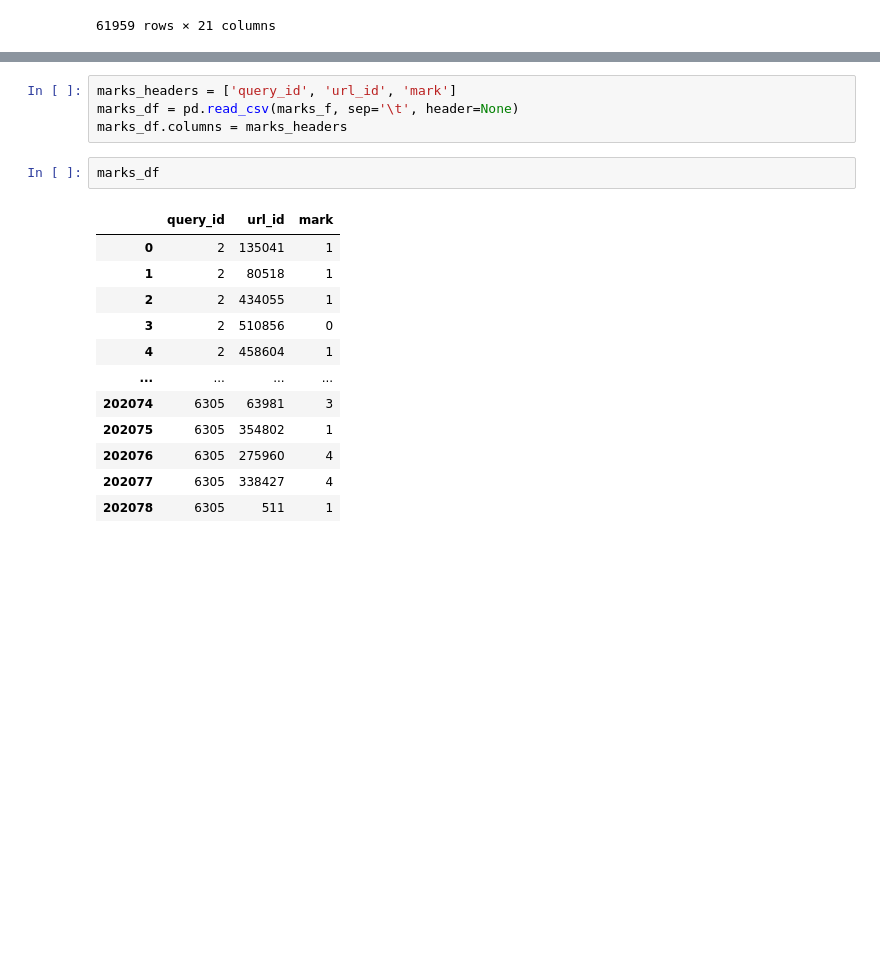
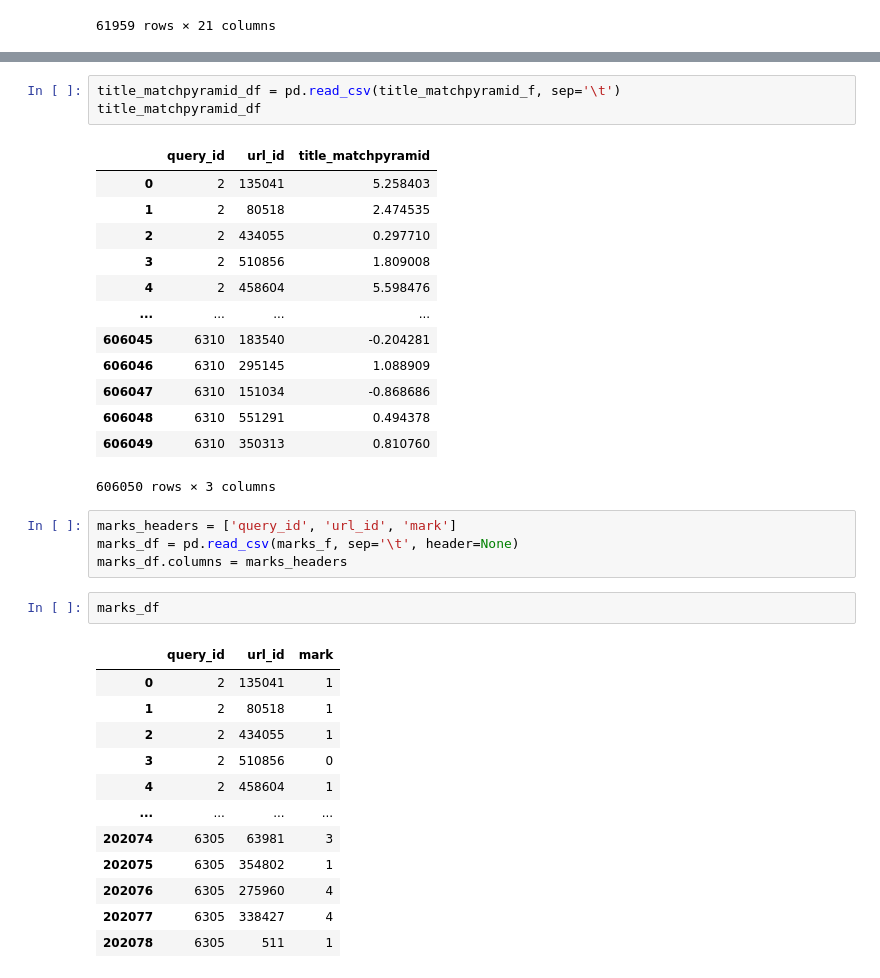
Before and after one commit to SVasi1yev/technosphere-term_03, a Jupyter notebook: Information retrieval 2/homeworks/05_long_tail_queries/python/predict.ipynb, the cells around one changed output, grey strips where cells are left out. Saved outputs shown, nothing was run; the diff lists cells and outputs as text; blank space fills up the shorter version.

```diff
--- a/Information retrieval 2/homeworks/05_long_tail_queries/python/predict.ipynb
+++ b/Information retrieval 2/homeworks/05_long_tail_queries/python/predict.ipynb
@@ -160,3 +235,20 @@ query_host_features_df
+# %%
+title_matchpyramid_df = pd.read_csv(title_matchpyramid_f, sep='\t')
+title_matchpyramid_df
+# %% [output]
+|  | query_id | url_id | title_matchpyramid |
+| 0 | 2 | 135041 | 5.258403 |
+| 1 | 2 | 80518 | 2.474535 |
+| 2 | 2 | 434055 | 0.297710 |
+| 3 | 2 | 510856 | 1.809008 |
+| 4 | 2 | 458604 | 5.598476 |
+| ... | ... | ... | ... |
+| 606045 | 6310 | 183540 | -0.204281 |
+| 606046 | 6310 | 295145 | 1.088909 |
+| 606047 | 6310 | 151034 | -0.868686 |
+| 606048 | 6310 | 551291 | 0.494378 |
+| 606049 | 6310 | 350313 | 0.810760 |
+606050 rows × 3 columns
 # %%
 marks_headers = ['query_id', 'url_id', 'mark']
 marks_df = pd.read_csv(marks_f, sep='\t', header=None)
```
Also changed, not shown: parts of 29 cells of this notebook, 19 other files.
